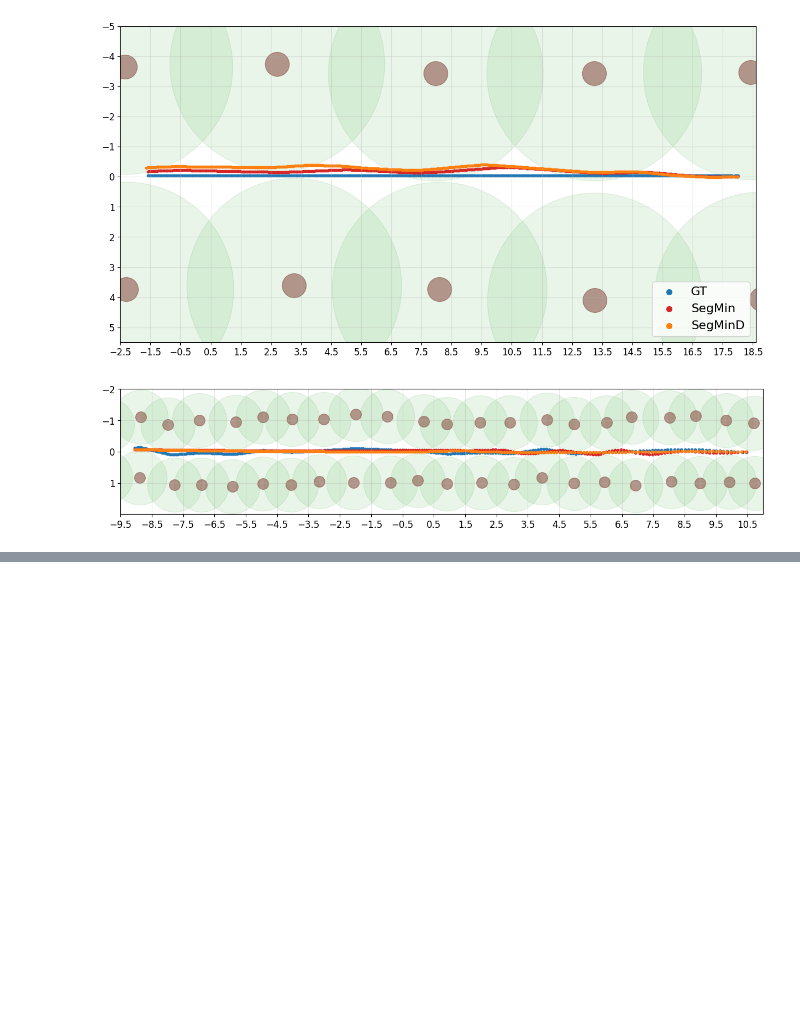
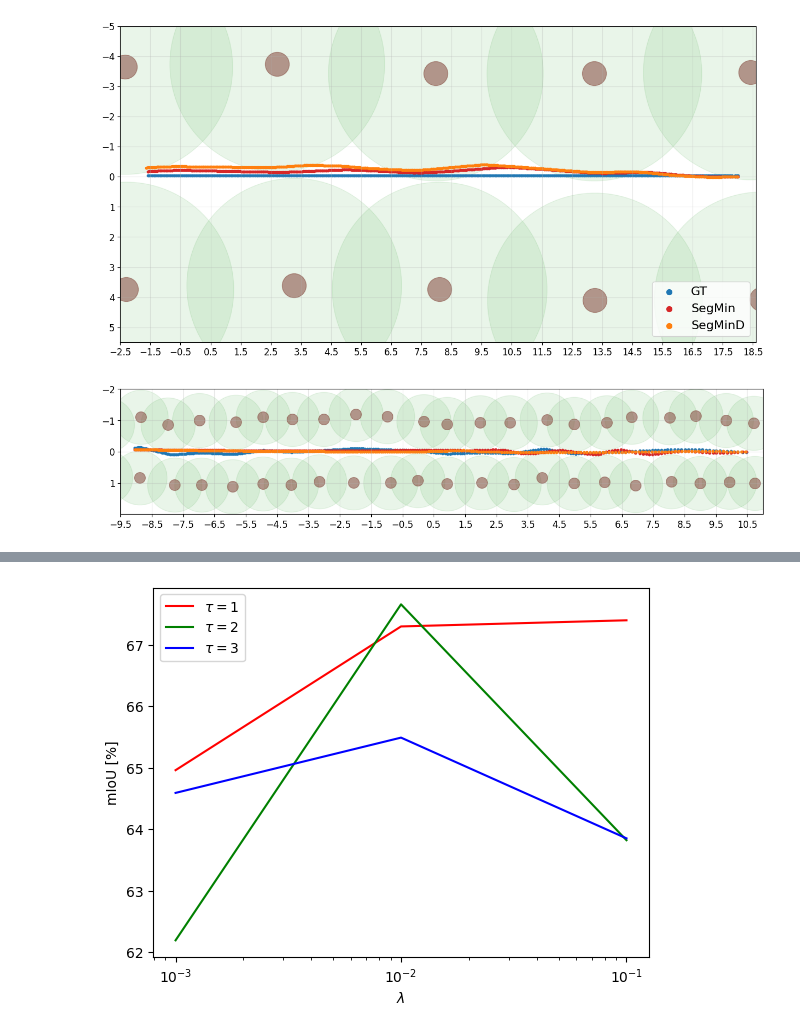
Before and after one commit to PIC4SeR/AgriSeg, a Jupyter notebook: Visualization.ipynb, the cells around one changed output, grey strips where cells are left out. Drawn from its saved outputs; the diff is of its cells as text; code cells hidden in the pictures; blank space fills up the shorter version.

```diff
--- a/Visualization.ipynb
+++ b/Visualization.ipynb
@@ -160,0 +185,12 @@ plt.show()
+# %%
+plt.plot(res[[0,3,6],0], res[[0,3,6],2], 'r', label=r'$\tau=1$')
+plt.plot(res[[1,4,7],0], res[[1,4,7],2], 'g', label=r'$\tau=2$')
+plt.plot(res[[2,5,8],0], res[[2,5,8],2], 'b', label=r'$\tau=3$')
+plt.semilogx()
+plt.xlabel(r'$\lambda$')
+plt.ylabel('mIoU [%]')
+plt.legend()
+plt.savefig('alpha.pdf', bbox_inches='tight')
+plt.show()
+# %% [output]
+[figure, added]
```
Also changed, not shown: parts of 2 cells of this notebook, 9 other files.
